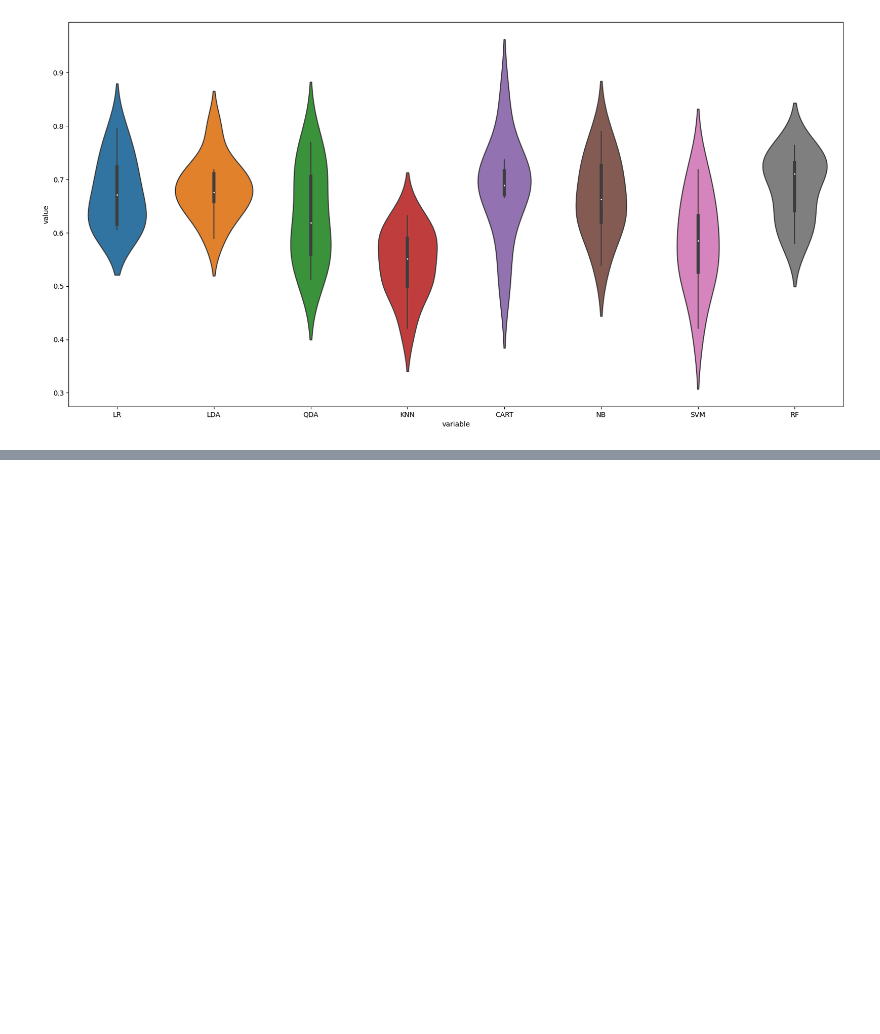
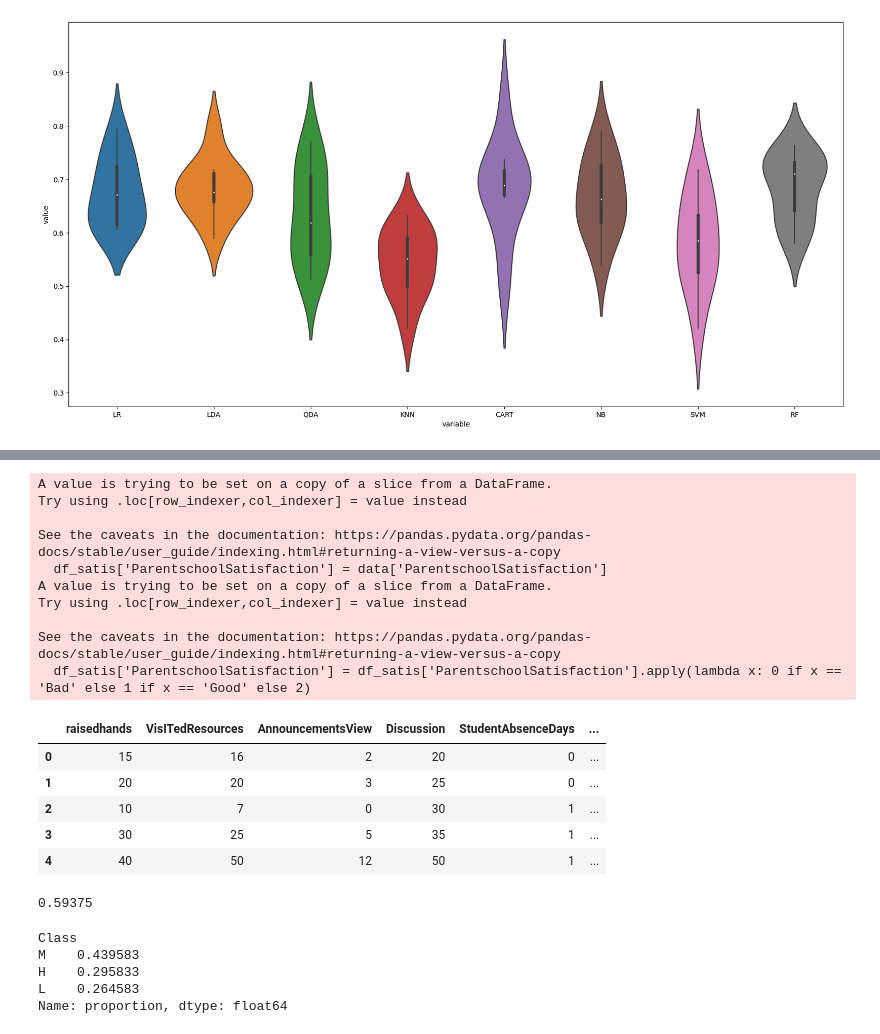
Before and after one commit to vanhalen42/student_academic_performance, a Jupyter notebook: simple_correlation_analysis copy.ipynb, the cells around one changed output, grey strips where cells are left out. Drawn from its saved outputs; the diff is of its cells as text; code cells hidden in the pictures; blank space fills up the shorter version.

```diff
--- a/simple_correlation_analysis copy.ipynb
+++ b/simple_correlation_analysis copy.ipynb
@@ -544,3 +574,11 @@ sns.violinplot(x='variable', y='value', data=df)
 plt.show()
 # %% [output]
 [figure]
+# %%
+new_numerical_columns = numerical_colums + [ 'StudentAbsenceDays']
+df_satis = data[new_numerical_columns]
+# convert gradeid and studentabsencedays to numeric
+# df_satis['GradeID'] = df_satis['GradeID'].apply(lambda x: 0 if x == 'G-01' else 1 if x == 'G-02' else 2 if x == 'G-03' else 3 if x == 'G-04' else 4 if x == 'G-05' else 5 if x == 'G-06' else 6 if x == 'G-07' else 7 if x == 'G-08' else 8 if x == 'G-09' else 9 if x == 'G-10' else 10 if x == 'G-11' else 11 if x == 'G-12' else 12)
+df_satis['StudentAbsenceDays'] = df_satis['StudentAbsenceDays'].apply(lambda x: 0 if x == 'Under-7' else 1 if x == 'Above-7' else 2)
+df_satis.head()
+# data.head()
@@ -546,0 +597,57 @@ plt.show()
+# %%
+# add parent satisfaction column from data
+df_satis['ParentschoolSatisfaction'] = data['ParentschoolSatisfaction']
+# convert parent satisfaction to numeric
+df_satis['ParentschoolSatisfaction'] = df_satis['ParentschoolSatisfaction'].apply(lambda x: 0 if x == 'Bad' else 1 if x == 'Good' else 2)
+df_satis.head()
+# %% [output]
+A value is trying to be set on a copy of a slice from a DataFrame.
+Try using .loc[row_indexer,col_indexer] = value instead
+
+See the caveats in the documentation: https://pandas.pydata.org/pandas-docs/stable/user_guide/indexing.html#returning-a-view-versus-a-copy
+  df_satis['ParentschoolSatisfaction'] = data['ParentschoolSatisfaction']
+A value is trying to be set on a copy of a slice from a DataFrame.
+Try using .loc[row_indexer,col_indexer] = value instead
+
+See the caveats in the documentation: https://pandas.pydata.org/pandas-docs/stable/user_guide/indexing.html#returning-a-view-versus-a-copy
+  df_satis['ParentschoolSatisfaction'] = df_satis['ParentschoolSatisfaction'].apply(lambda x: 0 if x == 'Bad' else 1 if x == 'Good' else 2)
+|  | raisedhands | VisITedResources | AnnouncementsView | Discussion | StudentAbsenceDays | ... |
+| 0 | 15 | 16 | 2 | 20 | 0 | ... |
+| 1 | 20 | 20 | 3 | 25 | 0 | ... |
+| 2 | 10 | 7 | 0 | 30 | 1 | ... |
+| 3 | 30 | 25 | 5 | 35 | 1 | ... |
+| 4 | 40 | 50 | 12 | 50 | 1 | ... |
+# %%
+# run logistic regression on the data
+from sklearn.linear_model import LogisticRegression
+
+X = df_satis.drop('ParentschoolSatisfaction', axis=1)
+y = df_satis['ParentschoolSatisfaction']
+
+# train test split
+from sklearn.model_selection import train_test_split
+
+X_train, X_test, y_train, y_test = train_test_split(X, y, test_size=0.2, random_state=42)
+
+# train model
+model = LogisticRegression(max_iter=1000)
+model.fit(X_train, y_train)
+
+# predict
+y_pred = model.predict(X_test)
+
+# evaluate
+from sklearn.metrics import accuracy_score
+
+print(accuracy_score(y_test, y_pred))
+# %% [output]
+0.59375
+# %%
+# show percentage of parents answering good
+print(data['Class'].value_counts(normalize=True))
+# %% [output]
+Class
+M    0.439583
+H    0.295833
+L    0.264583
+Name: proportion, dtype: float64
```
Also changed, not shown: parts of 13 cells of this notebook.
